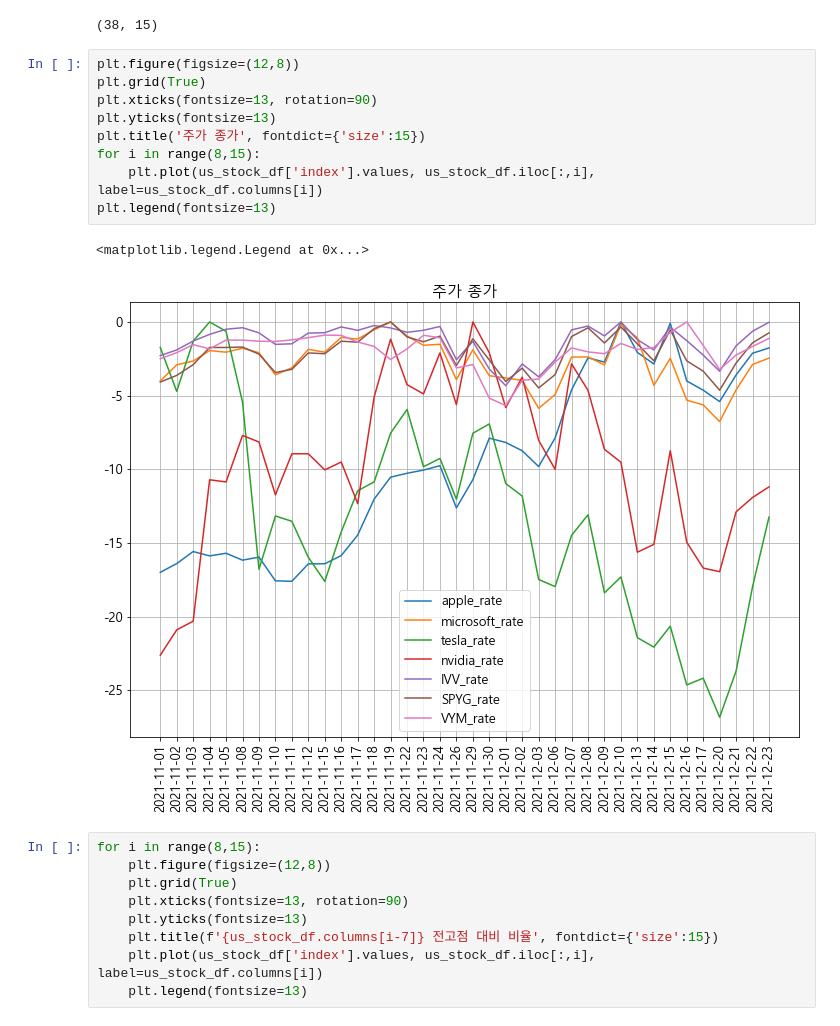
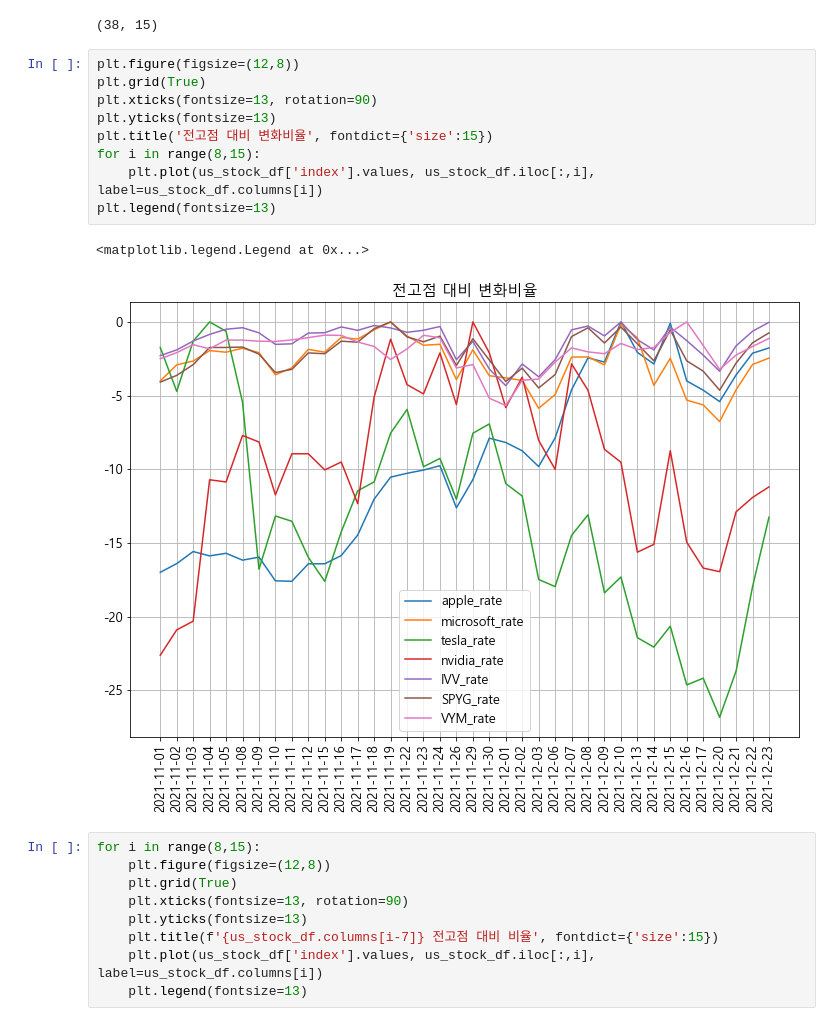
Before and after one commit to kbjung/my_projects, a Jupyter notebook: 주식자산평가/stock_evaluate_ver0.2.ipynb, the cells around one changed output. Cells and saved outputs as stored; diff of their text form.

```diff
--- a/주식자산평가/stock_evaluate_ver0.2.ipynb
+++ b/주식자산평가/stock_evaluate_ver0.2.ipynb
@@ -267,15 +267,15 @@ us_stock_df.shape
 # %%
 plt.figure(figsize=(12,8))
 plt.grid(True)
 plt.xticks(fontsize=13, rotation=90)
 plt.yticks(fontsize=13)
-plt.title('주가 종가', fontdict={'size':15})
+plt.title('전고점 대비 변화비율', fontdict={'size':15})
 for i in range(8,15):
     plt.plot(us_stock_df['index'].values, us_stock_df.iloc[:,i], label=us_stock_df.columns[i])
 plt.legend(fontsize=13)
 # %% [output]
 <matplotlib.legend.Legend at 0x...>
-[figure, old version]
+[figure, new version]
 # %%
 for i in range(8,15):
     plt.figure(figsize=(12,8))
```
Also changed, not shown: parts of 9 cells of this notebook, 1 other file.
